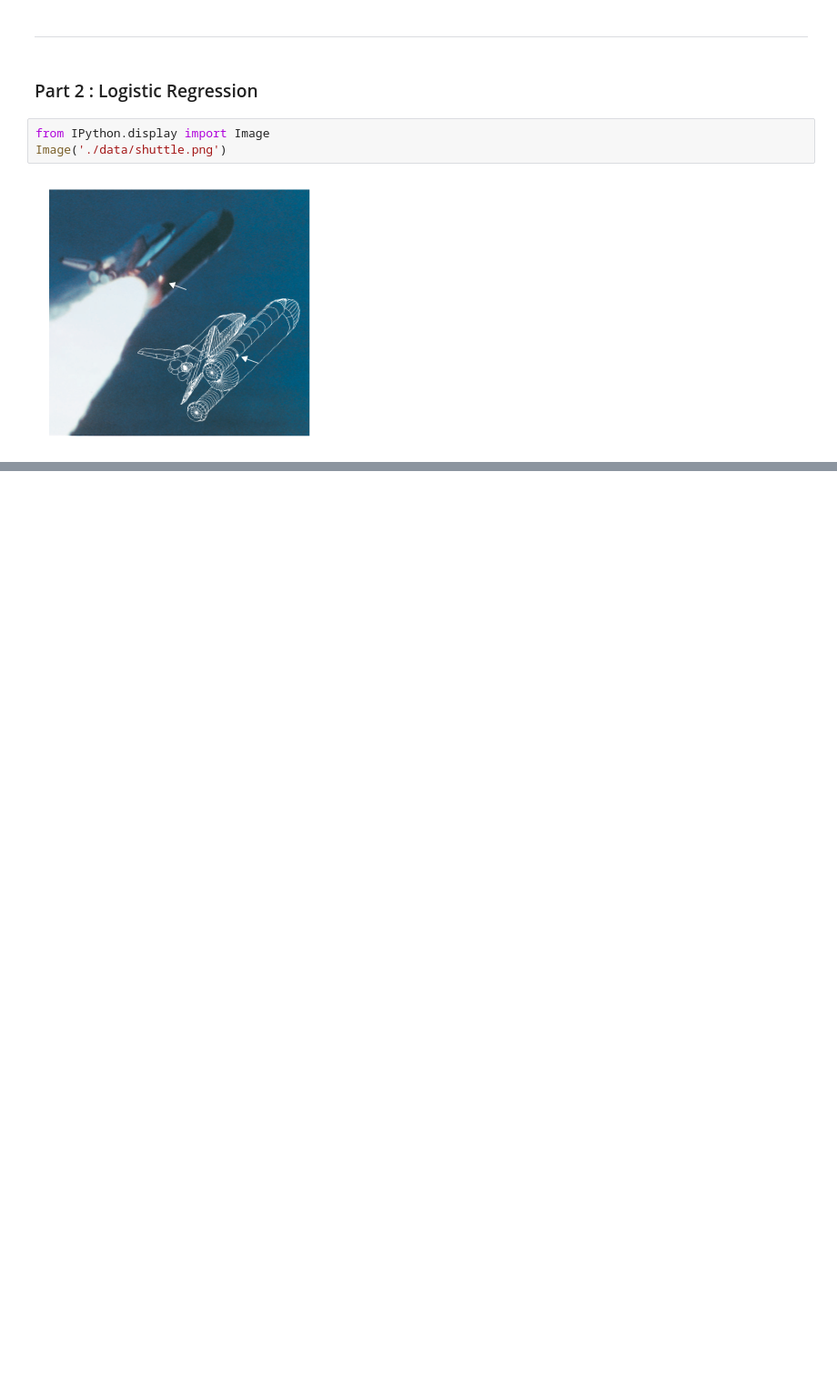
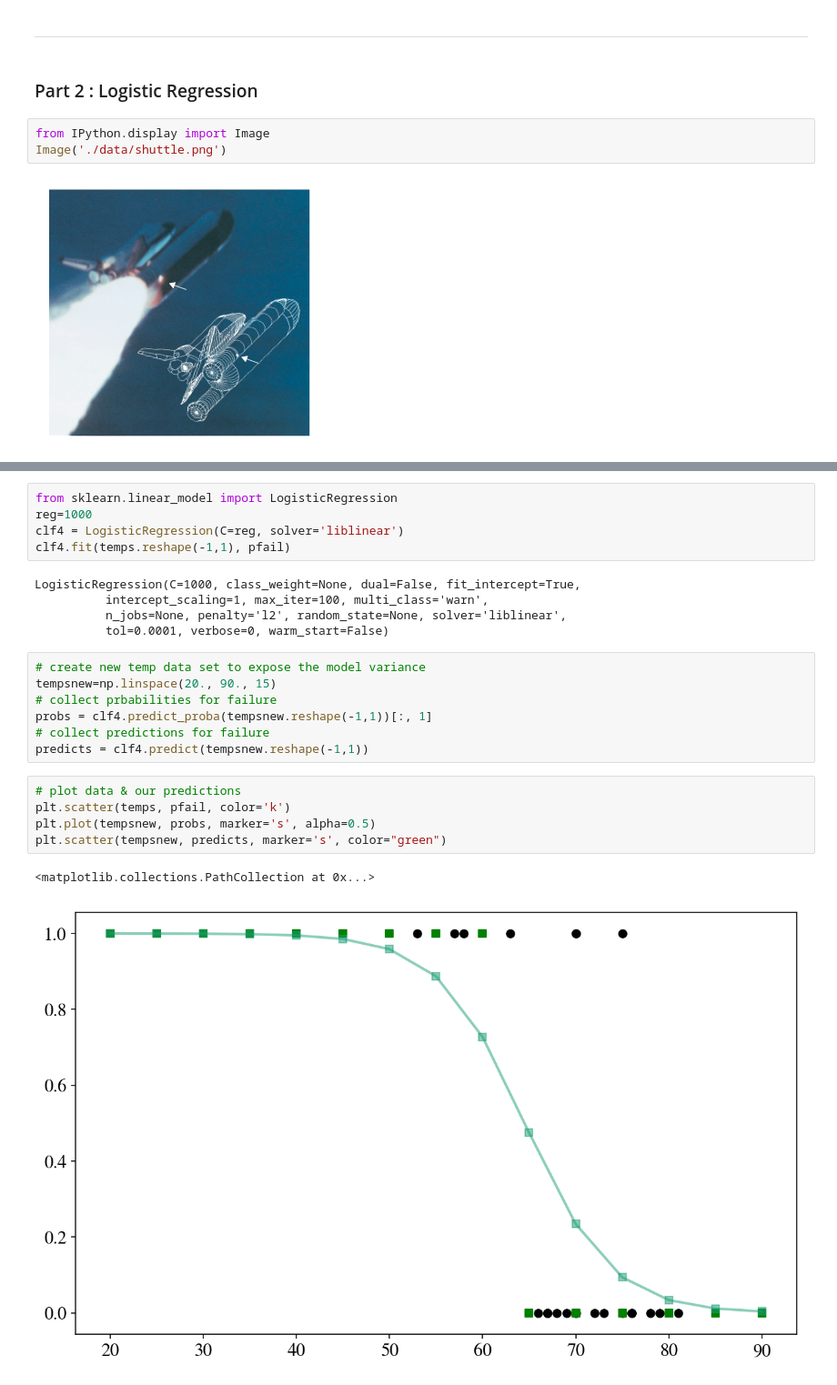
Before and after one commit to joaoDragado/quickstart_guides, a Jupyter notebook: Regression_PCA_via_sklearn/Lab4_user.ipynb, the cells around one changed output, grey strips where cells are left out. Shown at 91% size. Saved outputs shown, nothing was run; the diff lists cells and outputs as text; blank space fills up the shorter version.

```diff
--- a/Regression_PCA_via_sklearn/Lab4_user.ipynb
+++ b/Regression_PCA_via_sklearn/Lab4_user.ipynb
@@ -226,0 +264,25 @@ Image('./data/shuttle.png')
+# %%
+from sklearn.linear_model import LogisticRegression
+reg=1000
+clf4 = LogisticRegression(C=reg, solver='liblinear')
+clf4.fit(temps.reshape(-1,1), pfail)
+# %% [output]
+LogisticRegression(C=1000, class_weight=None, dual=False, fit_intercept=True,
+          intercept_scaling=1, max_iter=100, multi_class='warn',
+          n_jobs=None, penalty='l2', random_state=None, solver='liblinear',
+          tol=0.0001, verbose=0, warm_start=False)
+# %%
+# create new temp data set to expose the model variance
+tempsnew=np.linspace(20., 90., 15)
+# collect prbabilities for failure
+probs = clf4.predict_proba(tempsnew.reshape(-1,1))[:, 1]
+# collect predictions for failure
+predicts = clf4.predict(tempsnew.reshape(-1,1))
+# %%
+# plot data & our predictions
+plt.scatter(temps, pfail, color='k')
+plt.plot(tempsnew, probs, marker='s', alpha=0.5)
+plt.scatter(tempsnew, predicts, marker='s', color="green")
+# %% [output]
+<matplotlib.collections.PathCollection at 0x...>
+[figure, added]
```
Also changed, not shown: parts of 12 cells of this notebook.
